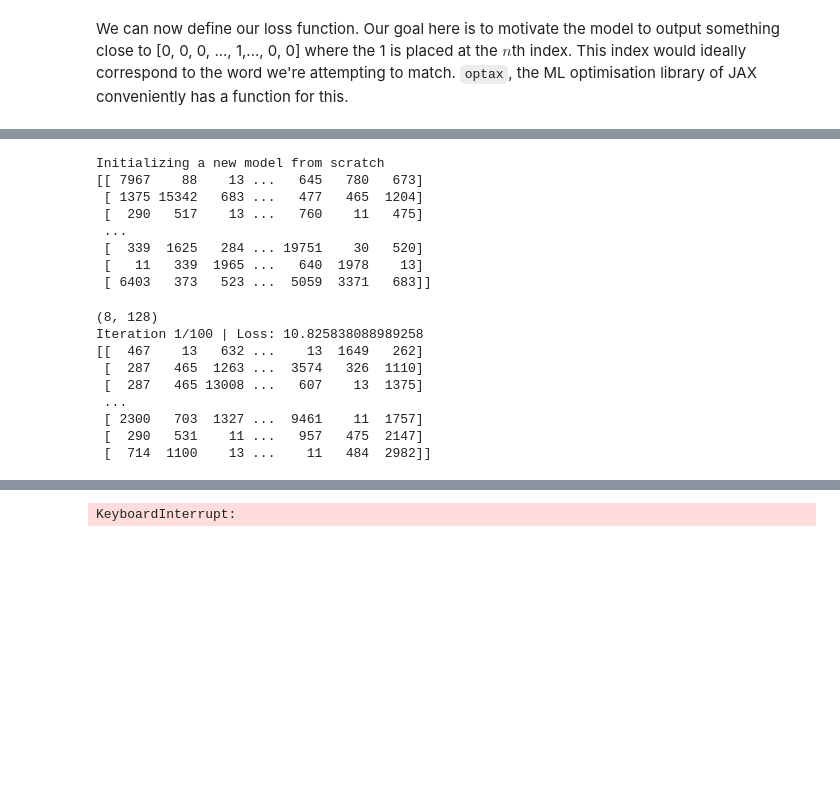
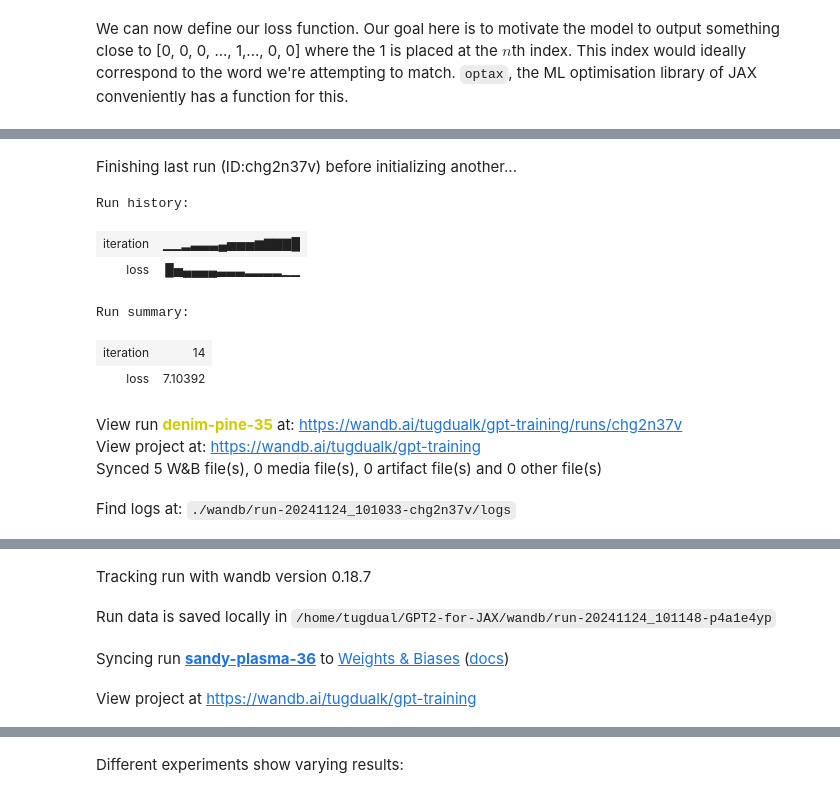
Before and after one commit to TugdualKerjan/gpt2-jax, a Jupyter notebook: GPT2.ipynb, the cells around one changed output, grey strips where cells are left out. Saved outputs shown, nothing was run; the diff lists cells and outputs as text; code cells hidden in the pictures; blank space fills up the shorter version.

```diff
--- a/GPT2.ipynb
+++ b/GPT2.ipynb
@@ -362,13 +321,13 @@ x = jax.random.normal(jax.random.key(2), (30, config.n_embd))
 
 
 @eqx.filter_jit
-def loss(model, x, y):
+def calculate_loss(model, x, y):
     output = model(x)
     return jax.numpy.mean(jax.numpy.abs(y - output))
 
 
 def make_step(model, opt_state, x, y):
-    loss_step, grads = eqx.filter_value_and_grad(loss)(model, x, y)
+    loss_step, grads = eqx.filter_value_and_grad(calculate_loss)(model, x, y)
     updates, optimizer_state = optimizer.update(grads, opt_state, model)
     model = eqx.apply_updates(model, updates)
     return model, optimizer_state, loss_step
@@ -538,8 +478,7 @@ We can now load the code from the compressed binary representation to the inputs
 # | code-fold : true
 
 import os
-import jax.numpy as np
-from GPT2 import GPTConfig
+import jax.numpy as jnp
 import numpy
 
 data_dir = "dataset"
@@ -547,7 +486,7 @@ config = GPTConfig()
 
 
 def get_batch(split: str):
-    # We recreate np.memmap every batch to avoid a memory leak, as per
+    # We recreate jnp.memmap every batch to avoid a memory leak, as per
     # https://stackoverflow.com/questions/45132940/numpy-memmap-memory-usage-want-to-iterate-once/61472122#61472122
     if split == "train":
         data = numpy.memmap(
@@ -558,12 +497,12 @@ def get_batch(split: str):
             os.path.join(data_dir, "validation.bin"), dtype=numpy.uint16, mode="r"
         )
 
-    ix = numpy.random.randint(len(data) - config.block_size, size=(8,))
-    x = np.stack(
-        [np.array(data[i : i + config.block_size], dtype=np.int64) for i in ix]
+    ix = numpy.random.randint(len(data) - config.block_size, size=(32,))
+    x = jnp.stack(
+        [jnp.array(data[i : i + config.block_size]) for i in ix]
     )
-    y = np.stack(
-        [np.array(data[i + 1 : i + 1 + config.block_size], dtype=np.int64) for i in ix]
+    y = jnp.stack(
+        [jnp.array(data[i + 1 : i + 1 + config.block_size]) for i in ix]
     )
 
     return x, y
@@ -572,8 +511,8 @@ We can now define our loss function. Our goal here is to motivate the model to o
 # %%
 import optax
 
-learning_rate = 1e-5
-warmup_iters = 10
+learning_rate = 1e-4
+warmup_iters = 3
 init_from = "scratch"
 lr_decay_iters = 20
 iter_num = 0
@@ -588,20 +527,21 @@ lr_scheduler = optax.warmup_cosine_decay_schedule(
 )
 
 optimizer = optax.inject_hyperparams(optax.adamw)(learning_rate=learning_rate)
+# optimizer = optax.adamw(1e-2)
 
 
 @eqx.filter_jit
-def loss(model, x, y):
+def calculate_loss(model, x, y):
     output = jax.vmap(model)(x)
     return jax.numpy.mean(
-        jax.vmap(optax.softmax_cross_entropy_with_integer_labels)(output, y)
+        optax.softmax_cross_entropy_with_integer_labels(output, y)
     )
 
 
 def make_step(model, optimizer_state, x, y):
-    losses, grads = eqx.filter_value_and_grad(loss)(model, x, y)
+    loss, grads = eqx.filter_value_and_grad(calculate_loss)(model, x, y)
     updates, optimizer_state = optimizer.update(grads, optimizer_state, model)
     model = eqx.apply_updates(model, updates)
-    return model, optimizer_state, losses
+    return model, optimizer_state, loss
 # %% [markdown]
 We can now move onto initializing our model and training it ! We can log the progress on wandb to see the loss curve.
@@ -608,38 +558,34 @@ We can now move onto initializing our model and training it ! We can log the pro
 # %%
+import tiktoken
 import wandb
 
 key = jax.random.PRNGKey(69)
 
 gptconf = GPTConfig()
 model = GPT(gptconf, key)
 
 wandb.init(project="gpt-training", config=gptconf.__dict__)
 
 optimizer_state = optimizer.init(model)
-num_iterations = 100
+num_iterations = 1000
 
+enc = tiktoken.get_encoding("gpt2")
 for local_iter_num in range(num_iterations):
     x, y = get_batch("train")
+    # Perform a single training step
+    model, optimizer_state, loss = make_step(model, optimizer_state, x, y)
 
-    # Perform a single training step
-    model, optimizer_state, losses = make_step(model, optimizer_state, x, y)
-
-    wandb.log({"loss": losses, "iteration": local_iter_num})
+    wandb.log({"loss": loss, "iteration": local_iter_num})
+    print(f"loss {loss}, iteration {local_iter_num}")
 # %% [output]
+Finishing last run (ID:chg2n37v) before initializing another...
-Initializing a new model from scratch
-[[ 7967    88    13 ...   645   780   673]
- [ 1375 15342   683 ...   477   465  1204]
- [  290   517    13 ...   760    11   475]
- ...
- [  339  1625   284 ... 19751    30   520]
- [   11   339  1965 ...   640  1978    13]
- [ 6403   373   523 ...  5059  3371   683]]
+Run history:
+| iteration | ▁▁▂▃▃▃▄▅▅▅▆▇▇▇█ |
+| loss | █▅▄▄▄▄▃▃▃▂▂▂▂▁▁ |
-(8, 128)
-Iteration 1/100 | Loss: 10.825838088989258
-[[  467    13   632 ...    13  1649   262]
- [  287   465  1263 ...  3574   326  1110]
- [  287   465 13008 ...   607    13  1375]
- ...
- [ 2300   703  1327 ...  9461    11  1757]
- [  290   531    11 ...   957   475  2147]
- [  714  1100    13 ...    11   484  2982]]
+Run summary:
+| iteration | 14 |
+| loss | 7.10392 |
+View run denim-pine-35 at: https://wandb.ai/tugdualk/gpt-training/runs/chg2n37v
+View project at: https://wandb.ai/tugdualk/gpt-training
+Synced 5 W&B file(s), 0 media file(s), 0 artifact file(s) and 0 other file(s)
+Find logs at: ./wandb/run-20241124_101033-chg2n37v/logs
@@ -645,0 +593,4 @@ Iteration 1/100 | Loss: 10.825838088989258
+Tracking run with wandb version 0.18.7
+Run data is saved locally in /home/tugdual/GPT2-for-JAX/wandb/run-20241124_101148-p4a1e4yp
+Syncing run sandy-plasma-36 to Weights & Biases (docs)
+View project at https://wandb.ai/tugdualk/gpt-training
@@ -663 +598,2 @@ Iteration 3/100 | Loss: 10.825836181640625
-KeyboardInterrupt:
+# %% [markdown]
+Different experiments show varying results:
```
Also changed, not shown: parts of 18 cells of this notebook, 1 other file.
